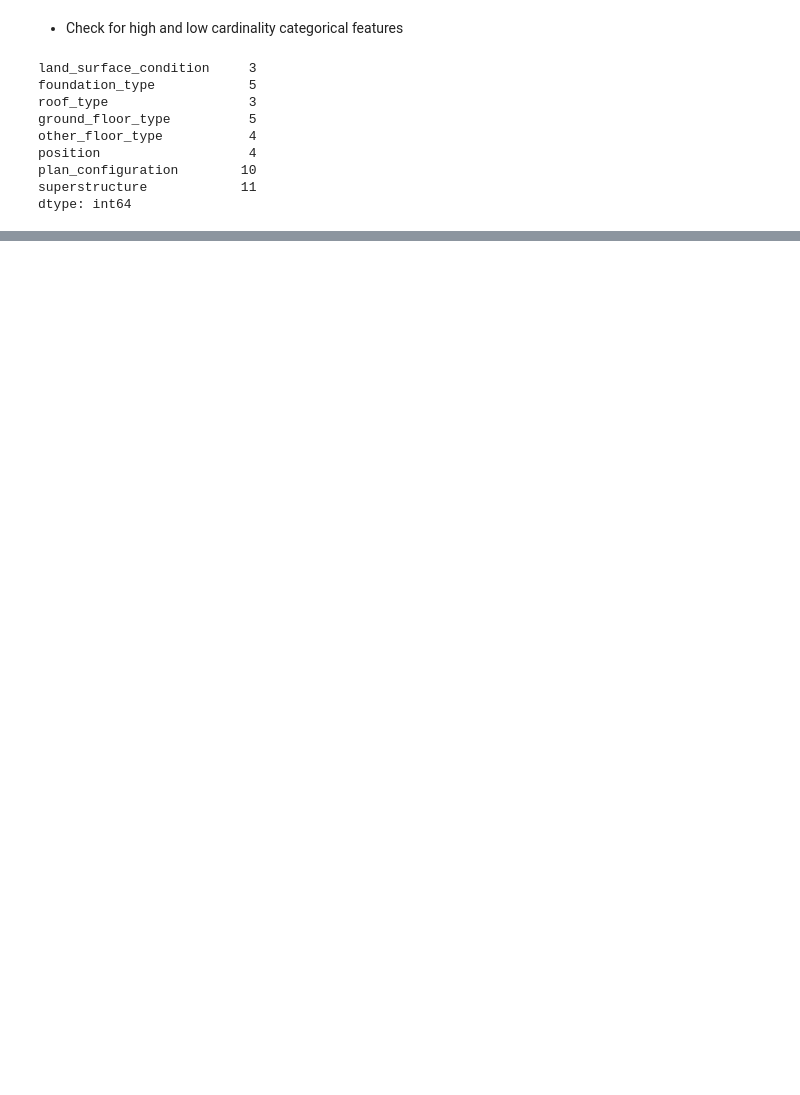
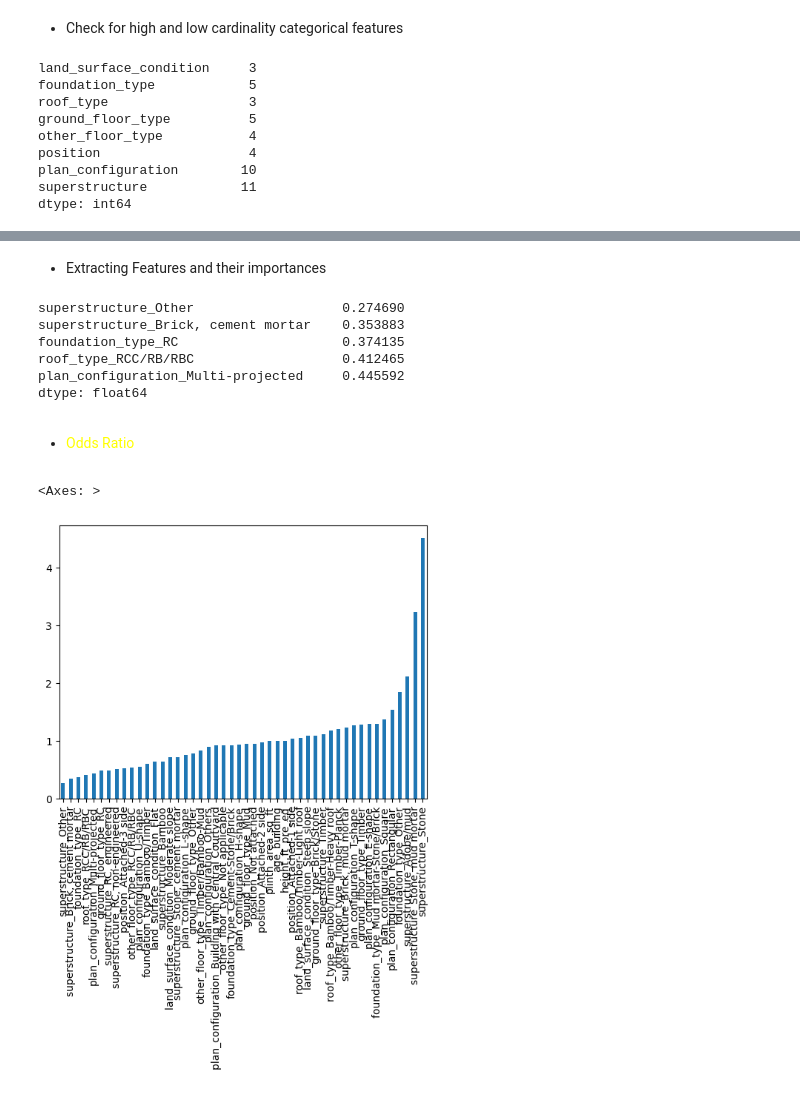
Before and after one commit to tech-ml-quant-luv/Applied_data_science_lab_worldquant, a Jupyter notebook: Project 4 - Earthquake damage in Nepal/042-logistic-regression.ipynb, the cells around one changed output, grey strips where cells are left out. Cells and saved outputs as stored; diff of their text form; code cells hidden in the pictures; blank space fills up the shorter version.

```diff
--- a/Project 4 - Earthquake damage in Nepal/042-logistic-regression.ipynb
+++ b/Project 4 - Earthquake damage in Nepal/042-logistic-regression.ipynb
@@ -223,0 +343,2 @@ df.head()
+# %%
+model.fit(X_train, y_train)
@@ -223,0 +382,23 @@ df.head()
+# %% [markdown]
+- Extracting Features and their importances
+# %%
+features = model.named_steps['onehotencoder'].get_feature_names_out()
+# %%
+importances =model.named_steps['logisticregression'].coef_[0]
+# %%
+odds_ratios = pd.Series(np.exp(importances), index=features).sort_values()
+odds_ratios.head()
+# %% [output]
+superstructure_Other                   0.274690
+superstructure_Brick, cement mortar    0.353883
+foundation_type_RC                     0.374135
+roof_type_RCC/RB/RBC                   0.412465
+plan_configuration_Multi-projected     0.445592
+dtype: float64
+# %% [markdown]
+- <p style="color: yellow">Odds Ratio</p>
+# %%
+odds_ratios.plot(kind="bar")
+# %% [output]
+<Axes: >
+[figure, added]
```
Also changed, not shown: parts of 31 cells of this notebook.
